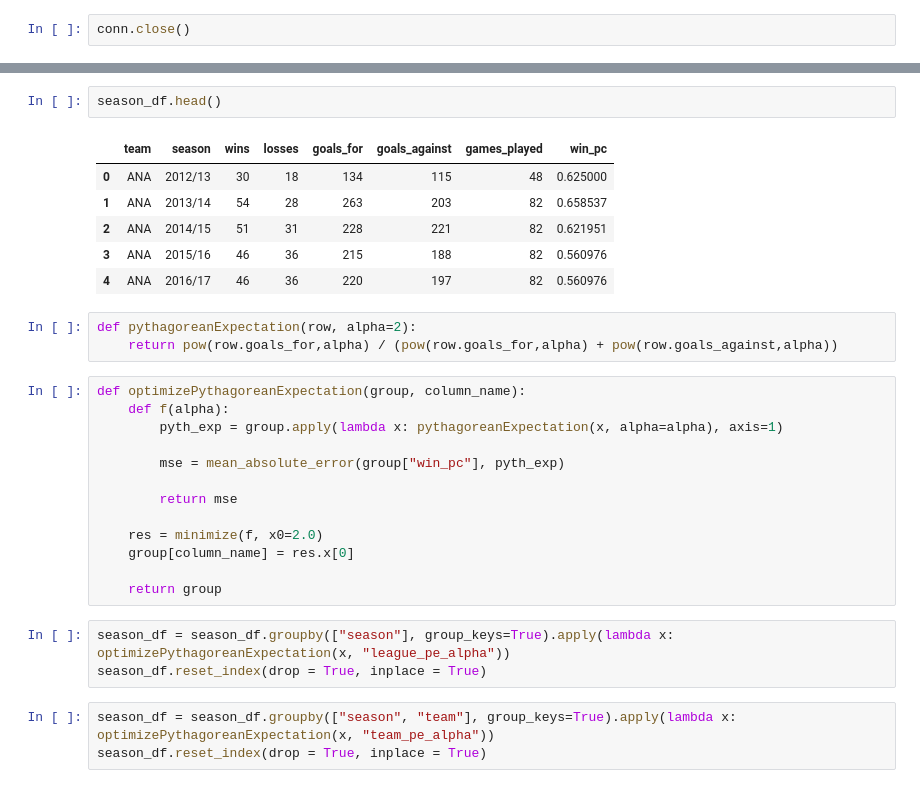
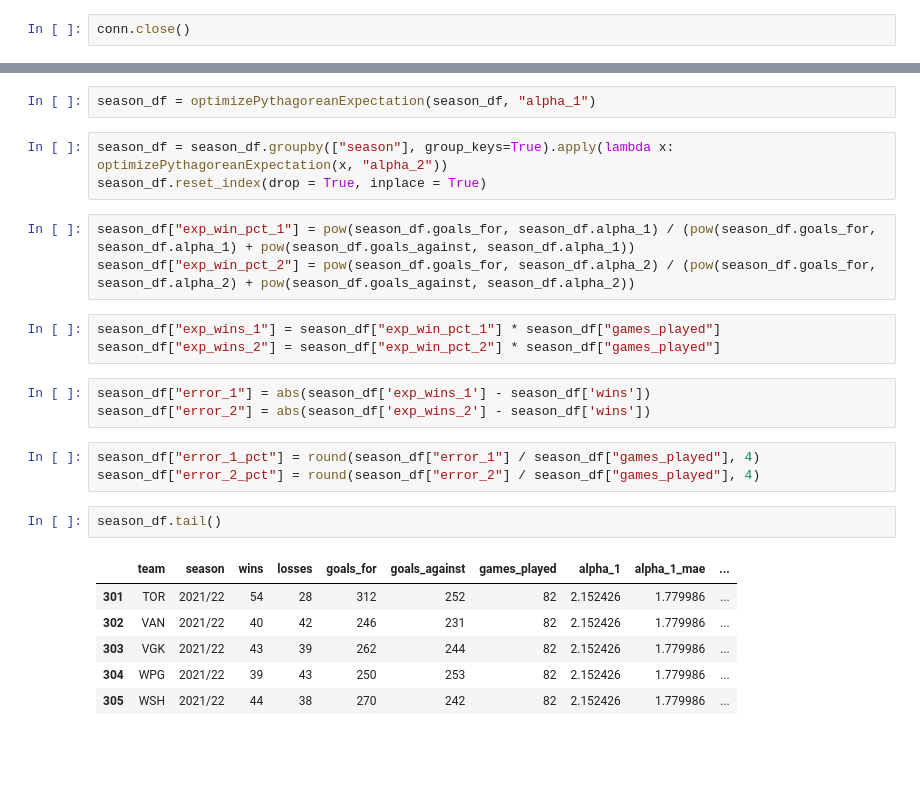
Before and after one commit to ArmandWinant/sports-performance-analytics, a Jupyter notebook: foundations/pythagorean-expectation/Untitled1.ipynb, the cells around one changed output, grey strips where cells are left out. Saved outputs shown, nothing was run; the diff lists cells and outputs as text; blank space fills up the shorter version.

```diff
--- a/foundations/pythagorean-expectation/Untitled1.ipynb
+++ b/foundations/pythagorean-expectation/Untitled1.ipynb
@@ -49,31 +104,26 @@ season_df["win_pc"] = season_df["wins"] / season_df["games_played"]
+# %%
+season_df = optimizePythagoreanExpectation(season_df, "alpha_1")
+# %%
+season_df = season_df.groupby(["season"], group_keys=True).apply(lambda x: optimizePythagoreanExpectation(x, "alpha_2"))
+season_df.reset_index(drop = True, inplace = True)
+# %%
+season_df["exp_win_pct_1"] = pow(season_df.goals_for, season_df.alpha_1) / (pow(season_df.goals_for, season_df.alpha_1) + pow(season_df.goals_against, season_df.alpha_1))
+season_df["exp_win_pct_2"] = pow(season_df.goals_for, season_df.alpha_2) / (pow(season_df.goals_for, season_df.alpha_2) + pow(season_df.goals_against, season_df.alpha_2))
+# %%
+season_df["exp_wins_1"] = season_df["exp_win_pct_1"] * season_df["games_played"]
+season_df["exp_wins_2"] = season_df["exp_win_pct_2"] * season_df["games_played"]
+# %%
+season_df["error_1"] = abs(season_df['exp_wins_1'] - season_df['wins'])
+season_df["error_2"] = abs(season_df['exp_wins_2'] - season_df['wins'])
+# %%
+season_df["error_1_pct"] = round(season_df["error_1"] / season_df["games_played"], 4)
+season_df["error_2_pct"] = round(season_df["error_2"] / season_df["games_played"], 4)
 # %%
-season_df.head()
+season_df.tail()
 # %% [output]
-|  | team | season | wins | losses | goals_for | goals_against | games_played | win_pc |
-| 0 | ANA | 2012/13 | 30 | 18 | 134 | 115 | 48 | 0.625000 |
-| 1 | ANA | 2013/14 | 54 | 28 | 263 | 203 | 82 | 0.658537 |
-| 2 | ANA | 2014/15 | 51 | 31 | 228 | 221 | 82 | 0.621951 |
-| 3 | ANA | 2015/16 | 46 | 36 | 215 | 188 | 82 | 0.560976 |
-| 4 | ANA | 2016/17 | 46 | 36 | 220 | 197 | 82 | 0.560976 |
+|  | team | season | wins | losses | goals_for | goals_against | games_played | alpha_1 | alpha_1_mae | ... |
+| 301 | TOR | 2021/22 | 54 | 28 | 312 | 252 | 82 | 2.152426 | 1.779986 | ... |
+| 302 | VAN | 2021/22 | 40 | 42 | 246 | 231 | 82 | 2.152426 | 1.779986 | ... |
+| 303 | VGK | 2021/22 | 43 | 39 | 262 | 244 | 82 | 2.152426 | 1.779986 | ... |
+| 304 | WPG | 2021/22 | 39 | 43 | 250 | 253 | 82 | 2.152426 | 1.779986 | ... |
+| 305 | WSH | 2021/22 | 44 | 38 | 270 | 242 | 82 | 2.152426 | 1.779986 | ... |
-# %%
-def pythagoreanExpectation(row, alpha=2):
-    return pow(row.goals_for,alpha) / (pow(row.goals_for,alpha) + pow(row.goals_against,alpha))
-# %%
-def optimizePythagoreanExpectation(group, column_name):
-    def f(alpha):
-        pyth_exp = group.apply(lambda x: pythagoreanExpectation(x, alpha=alpha), axis=1)
-
-        mse = mean_absolute_error(group["win_pc"], pyth_exp)
-
-        return mse
-
-    res = minimize(f, x0=2.0)
-    group[column_name] = res.x[0]
-
-    return group
-# %%
-season_df = season_df.groupby(["season"], group_keys=True).apply(lambda x: optimizePythagoreanExpectation(x, "league_pe_alpha"))
-season_df.reset_index(drop = True, inplace = True)
-# %%
-season_df = season_df.groupby(["season", "team"], group_keys=True).apply(lambda x: optimizePythagoreanExpectation(x, "team_pe_alpha"))
-season_df.reset_index(drop = True, inplace = True)
```
Also changed, not shown: parts of 23 cells of this notebook.
